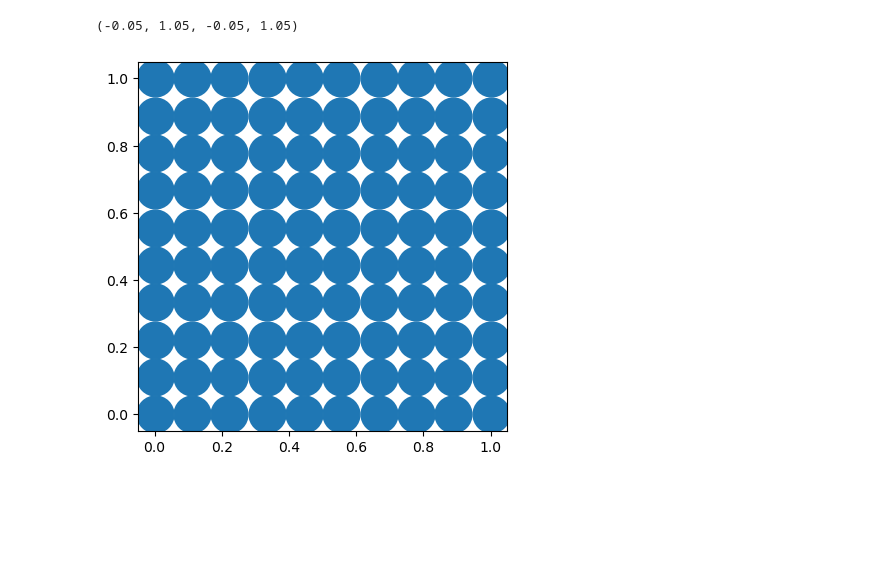
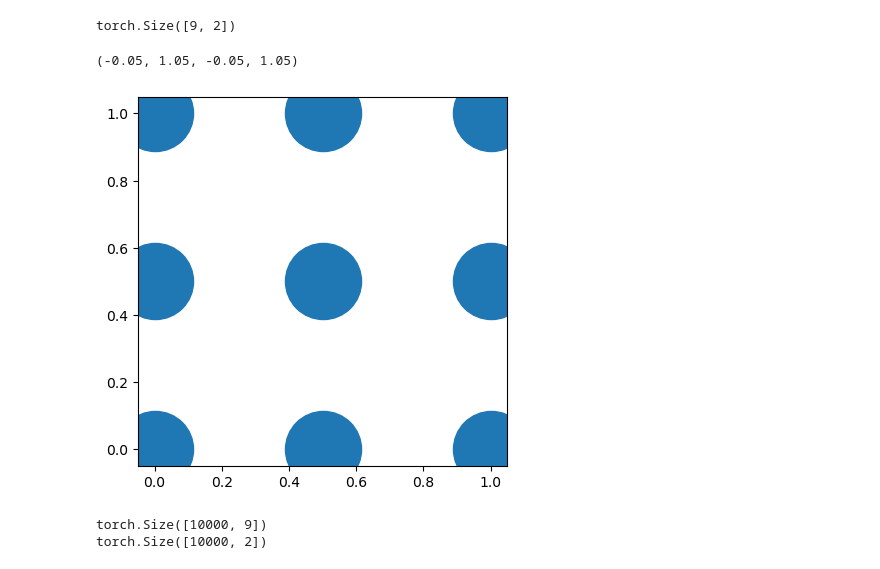
Before and after one commit to JoostHMPrins/ngo, a Jupyter notebook: developnotebooks/init-rbfs.ipynb, the cells around one changed output. Drawn from its saved outputs; the diff is of its cells as text; code cells hidden in the pictures; blank space fills up the shorter version.

```diff
--- a/developnotebooks/init-rbfs.ipynb
+++ b/developnotebooks/init-rbfs.ipynb
@@ -39,29 +39,22 @@ class GaussianRBF(nn.Module):
         nn.init.constant_(self.log_sigmas, np.log((1/self.hparams['h'])**(1/self.params['simparams']['d'])))
 
     def reset_nontrainableparameters(self):
-        mu_0, mu_1 = np.mgrid[0:1:self.hparams['h']*1j, 0:1:self.hparams['h']*1j]
+        mu_0, mu_1 = np.mgrid[0:1:int(self.hparams['h']**(1/2))*1j, 0:1:int(self.hparams['h']**(1/2))*1j]
         mus = np.vstack([mu_0.ravel(), mu_1.ravel()]).T
         self.mus = torch.tensor(mus)
-        self.log_sigmas = torch.ones(self.output_dim)*np.log((1/self.hparams['h']))
+        print(self.mus.shape)
+        self.log_sigmas = torch.ones(self.output_dim)*np.log((1/self.hparams['h']**(1/self.params['simparams']['d'])))
 
     def forward(self, x):
-        if self.hparams.get('symgroupavg',False)==True:
-            mus_temp = torch.einsum('ij,gj->gi', self.mapping, self.mus - 1/2) + 1/2
-            d_scaled = (x[:,:,None,:] - mus_temp[None,None,:,:])/torch.exp(self.log_sigmas[None,None,:,None])
-        else:
-            d_scaled = (x[:,:,None,:] - self.mus[None,None,:,:])/torch.exp(self.log_sigmas[None,None,:,None])
-        y = torch.exp(-torch.sum(d_scaled**2, axis=-1)/2)
+        d_scaled = (x[:,None,:] - self.mus[None,:,:])/torch.exp(self.log_sigmas[None,:,None])
+        y = torch.exp(-torch.sum(d_scaled**2, axis=-1)/0.5)
         if self.hparams.get('norm_basis',False)==True:
-            y = y/torch.sum(y, axis=-1)[:,:,None]
+            y = y/torch.sum(y, axis=-1)[:,None]
         return y
 
     def grad(self, x):
-        if self.hparams.get('symgroupavg',False)==True:
-            mus_temp = torch.einsum('ij,gj->gi', self.mapping, self.mus - 1/2) + 1/2
-            prefactor = -1/(torch.exp(self.log_sigmas[None,None,:,None]))**2*(x[:,:,None,:] - mus_temp[None,None,:,:])
-        else:
-            prefactor = -1/(torch.exp(self.log_sigmas[None,None,:,None]))**2*(x[:,:,None,:] - self.mus[None,None,:,:])
-        return prefactor*self.forward(x)[:,:,:,None]
+        prefactor = -1/((torch.exp(self.log_sigmas[None,:,None]))**2)*(x[:,None,:] - self.mus[None,:,:])
+        return prefactor*self.forward(x)[:,:,None]
 # %%
 hparams = {'accelerator': 'gpu',
            'devices': [1],
@@ -76,9 +69,9 @@ hparams = {'accelerator': 'gpu',
            'max_epochs': 5000,
            'early_stopping_patience': 1000000,
            'VarMiON': True,
-           'Q': 12,
+           'Q': 100,
            'Q_L': 268,
-           'h': 10,
+           'h': 9,
            'Petrov-Galerkin': False,
            'bias_NLBranch': False,
            'bias_LBranch': False,
@@ -91,19 +84,32 @@ hparams = {'accelerator': 'gpu',
            'symgroupavg': False,
            'NOMAD': False}
 
+params = {}
 params['hparams'] = hparams
 simparams = {}
 simparams['d'] = 2
 params['simparams'] = simparams
 # %%
 rbf = GaussianRBF(params, input_dim=2, output_dim = hparams['h'])
+# %% [output]
+torch.Size([9, 2])
 # %%
 mus = rbf.mus.detach().numpy()
 log_sigmas = rbf.log_sigmas.detach().numpy()
 sigmas = np.exp(log_sigmas)
-plt.scatter(mus[:,0], mus[:,1], s=7000*sigmas[0])
+plt.scatter(mus[:,0], mus[:,1], s=9000*sigmas[0])
 sigmas
 plt.axis('square')
 # %% [output]
 (-0.05, 1.05, -0.05, 1.05)
-[figure, old version]
+[figure, new version]
+# %%
+x_0_Q, x_1_Q = np.mgrid[0:1:hparams['Q']*1j, 0:1:hparams['Q']*1j]
+x_Q = np.vstack([x_0_Q.ravel(), x_1_Q.ravel()]).T
+x_Q = torch.tensor(x_Q, dtype=hparams['dtype'])
+
+print(rbf.forward(x_Q).shape)
+print(x_Q.shape)
+# %% [output]
+torch.Size([10000, 9])
+torch.Size([10000, 2])
```
Also changed, not shown: parts of 2 cells of this notebook.
